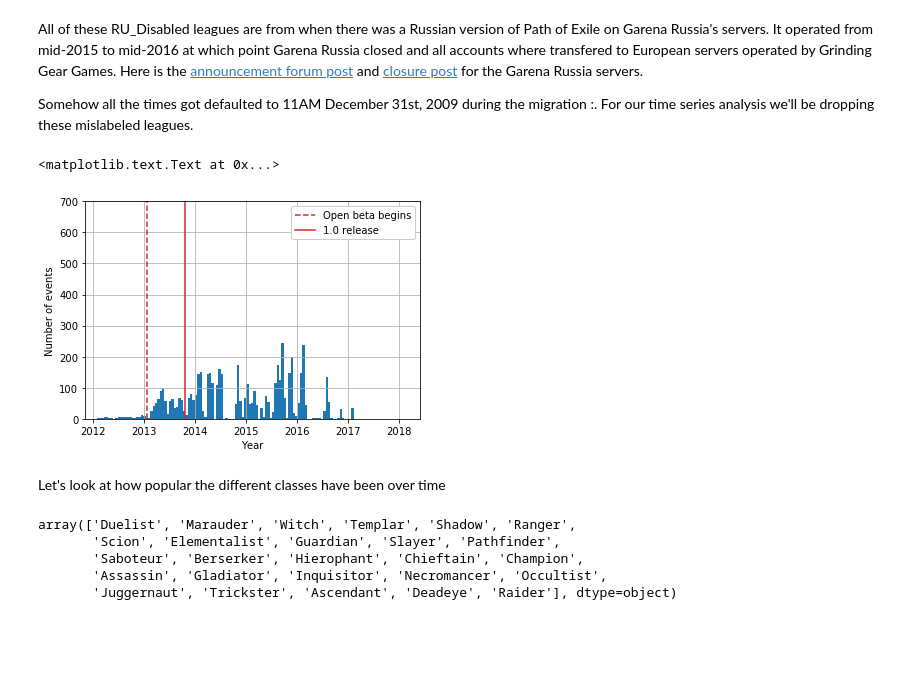
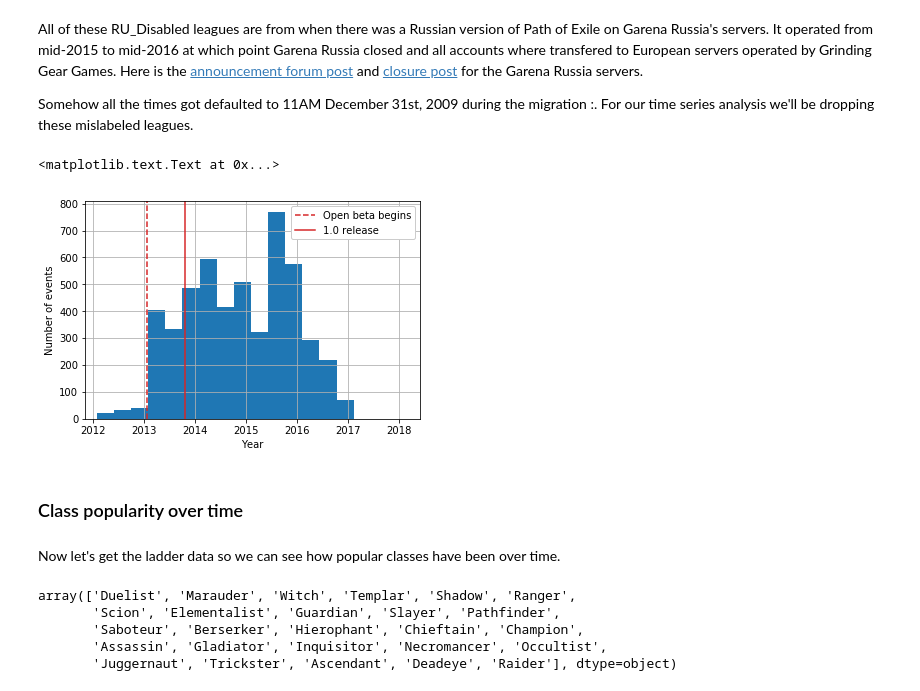
Before and after one commit to stevejbrown/PoE-analysis, a Jupyter notebook: notebooks/analysis.ipynb, the cells around one changed output. Cells and saved outputs as stored; diff of their text form; code cells hidden in the pictures; blank space fills up the shorter version.

```diff
--- a/notebooks/analysis.ipynb
+++ b/notebooks/analysis.ipynb
@@ -169,22 +138,23 @@ Somehow all the times got defaulted to 11AM December 31st, 2009 during the migra
 # %%
 leagues_df = leagues_df[leagues_df['startAt'] > '2010']
 # %%
-leagues_df['startAt'].hist(bins=110)
+leagues_df['startAt'].hist(bins=15)
 plt.axvline(x=pd.to_datetime('2013-01-23'), color='C3', linestyle='--', label='Open beta begins')
 plt.axvline(x=pd.to_datetime('2013-10-23'), color='C3', linestyle='-', label='1.0 release')
 plt.legend(loc=1, framealpha=1)
-plt.ylim([0,700])
 plt.xlim([734450,736850])
 plt.ylabel('Number of events')
 plt.xlabel('Year')
 #plt.savefig('../figures/poe_events_over_time.png', dpi=300)
 # %% [output]
 <matplotlib.text.Text at 0x...>
-[figure, old version]
+[figure, new version]
+# %% [markdown]
+### Class popularity over time
+# %% [markdown]
+Now let's get the ladder data so we can see how popular classes have been over time.
 # %%
 ladders_df = pd.read_sql('SELECT * FROM ladders;', conn)
-# %% [markdown]
-Let's look at how popular the different classes have been over time
 # %%
 ladders_df['class'].unique()
 # %% [output]
```
Also changed, not shown: parts of 44 cells of this notebook.
